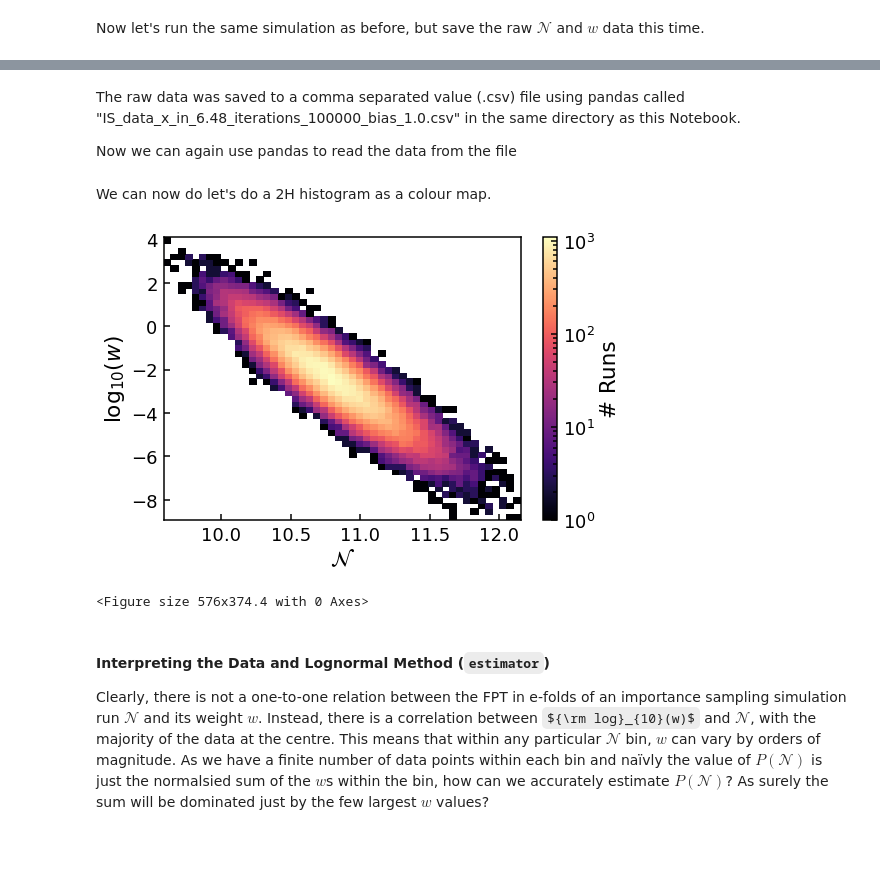
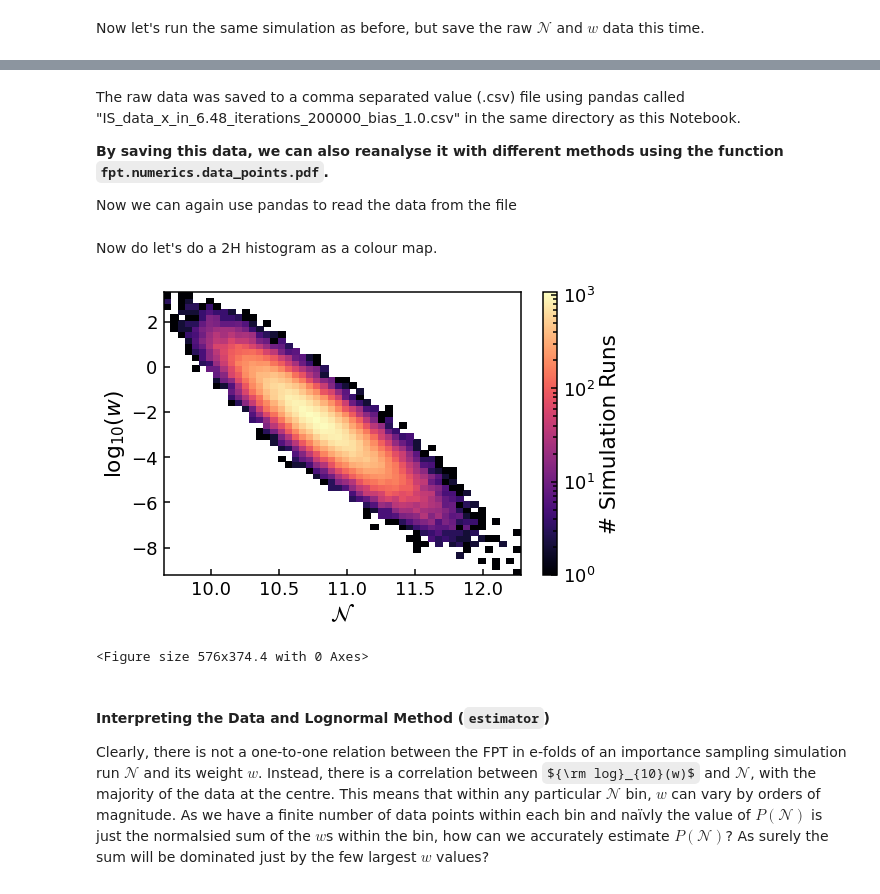
Before and after one commit to Jacks0nJ/PyFPT, a Jupyter notebook: docs/source/Understanding the Data.ipynb, the cells around one changed output, grey strips where cells are left out. Cells and saved outputs as stored; diff of their text form; code cells hidden in the pictures; some formulas as TeX source; blank space fills up the shorter version.

Commit message:
optimal bias and raw data plus small fixes

```diff
--- a/docs/source/Understanding the Data.ipynb
+++ b/docs/source/Understanding the Data.ipynb
@@ -112,25 +112,27 @@ Saved data to file IS_data_x_in_6.48_iterations_100000_bias_1.0.csv
 # %% [markdown]
-The raw data was saved to a comma separated value (.csv) file using pandas called "IS_data_x_in_6.48_iterations_100000_bias_1.0.csv" in the same directory as this Notebook.
+The raw data was saved to a comma separated value (.csv) file using pandas called "IS_data_x_in_6.48_iterations_200000_bias_1.0.csv" in the same directory as this Notebook.
+
+**By saving this data, we can also reanalyse it with different methods using the function `fpt.numerics.data_points.pdf`.**
 
 Now we can again use pandas to read the data from the file
 # %%
-raw_data = pd.read_csv('IS_data_x_in_6.48_iterations_100000_bias_1.0.csv', index_col=0)
+raw_data = pd.read_csv('IS_data_x_in_6.48_iterations_200000_bias_1.0.csv', index_col=0)
 
 # Easier to work with NumPy arrays
 N_values = np.array(raw_data['FPTs'])
 w_values = np.array(raw_data['ws'])
 # %% [markdown]
-We can now do let's do a 2H histogram as a colour map.
+Now do let's do a 2H histogram as a colour map.
 # %%
 plt.hist2d(N_values, np.log10(w_values), (50, 50), norm=LogNorm())
 cbar = plt.colorbar()
-cbar.set_label(r'# Runs')
+cbar.set_label(r'# Simulation Runs')
 plt.xlabel(r'$\mathcal{N}$')
 plt.ylabel(r'${\rm log}_{10}(w)$')
 plt.show()
 plt.clf()
 # %% [output]
-[figure, old version]
+[figure, new version]
 <Figure size 576x374.4 with 0 Axes>
 # %% [markdown]
 #### Interpreting the Data and Lognormal Method (`estimator`)
```
Also changed, not shown: parts of 14 cells of this notebook, 47 other files.
